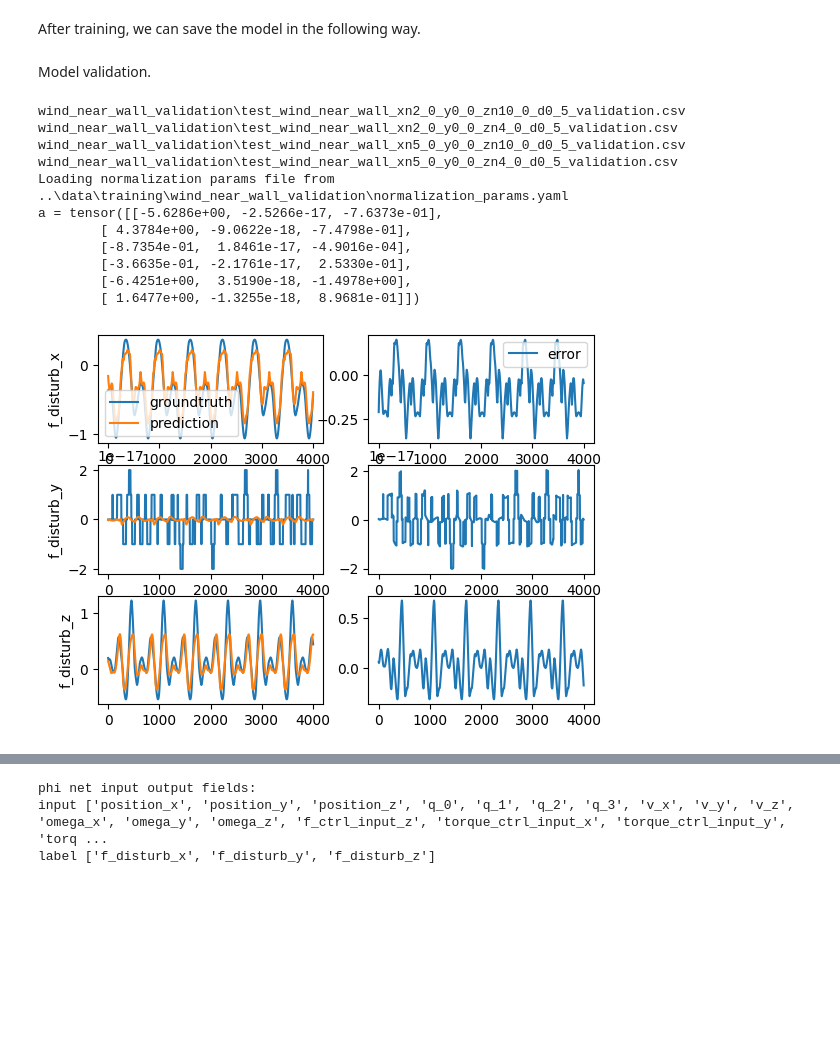
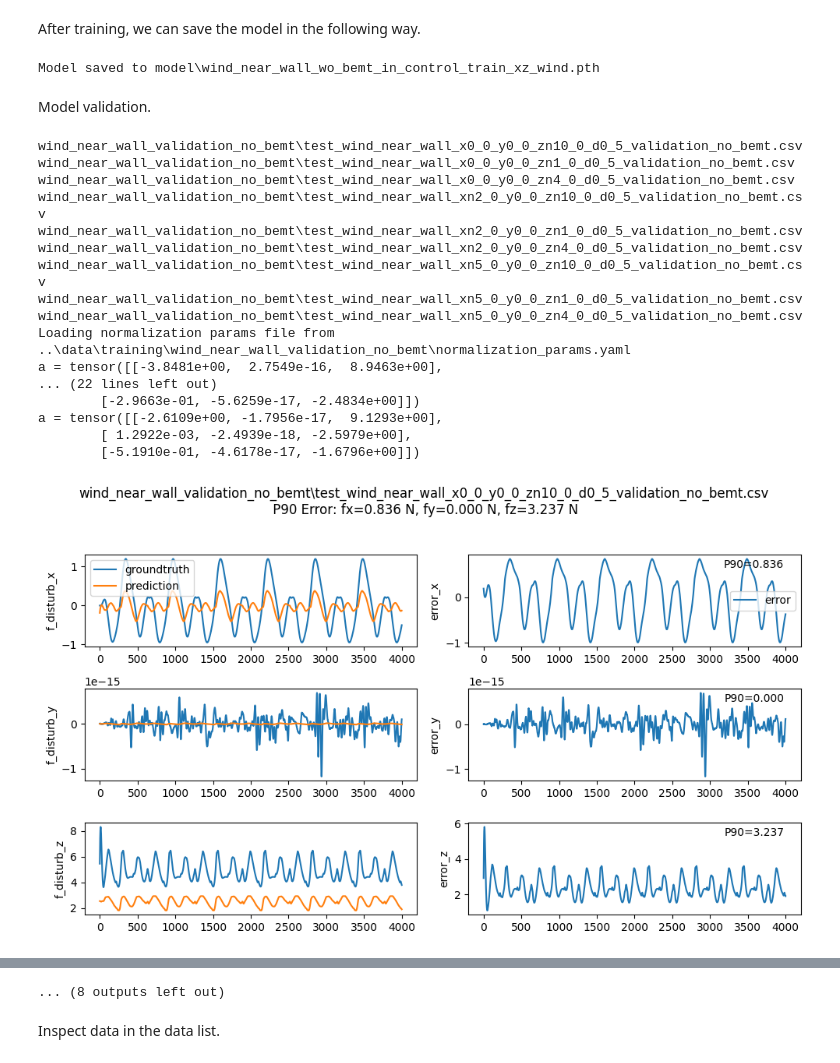
Before and after one commit to zzzzzzhym/DroneSimulator, a Jupyter notebook: learning/trainer_user_guide_wo_inflow.ipynb, the cells around one changed output, grey strips where cells are left out. Saved outputs shown, nothing was run; the diff lists cells and outputs as text; code cells hidden in the pictures; blank space fills up the shorter version.

```diff
--- a/learning/trainer_user_guide_wo_inflow.ipynb
+++ b/learning/trainer_user_guide_wo_inflow.ipynb
@@ -19,10 +19,8 @@ import matplotlib.pyplot as plt
 import trainer
 
 current_dir = os.getcwd()
-# subfolder = "wind_near_wall_wo_inflow_in_control_train_xz_wind_2"
-# subfolder = "wind_near_wall_wo_inflow_in_control_train_xz_wind_2_limited"
-# subfolder = "wind_near_wall_wo_inflow_in_control_train_xz_wind_2_limited_60s"
-subfolder = "wind_near_wall_wo_inflow_in_control_train_xz_wind_2_limited_15s"
+# subfolder = "wind_near_wall_wo_bemt_in_control_train_x_only_wind"
+subfolder = "wind_near_wall_wo_bemt_in_control_train_xz_wind"
 # subfolder = "training_back2back"
 folder_path = os.path.join(os.path.dirname(current_dir), "data", "training", subfolder)
 file_names = [f for f in os.listdir(folder_path) if os.path.isfile(os.path.join(folder_path, f))]
@@ -117,6 +78,8 @@ After training, we can save the model in the following way.
 # %%
 model_name = subfolder
 trainer_instance.save_model(model_name)
+# %% [output]
+Model saved to model\wind_near_wall_wo_bemt_in_control_train_xz_wind.pth
 # %% [markdown]
 Model validation.
 # %%
@@ -126,48 +89,51 @@ import matplotlib.pyplot as plt
 import trainer
 
 current_dir = os.getcwd()
-subfolder = "wind_near_wall_validation"
+subfolder = "wind_near_wall_validation_no_bemt"
 folder_path = os.path.join(os.path.dirname(current_dir), "data", "training", subfolder)
 file_names = [f for f in os.listdir(folder_path) if os.path.isfile(os.path.join(folder_path, f))]
 
 # Filter out files that do not end with .csv
 file_names = [f for f in file_names if f.endswith('.csv')]
 # add subfolder to the file names
 data_list = [os.path.join(subfolder, f) for f in file_names]
 for data in data_list:
     print(data)
 
 path1 = os.path.join(subfolder, "input_label_map_disturbance_force_label.yaml")
 path2 = os.path.join(subfolder, "column_map.yaml")
 
-# model_name = "wind_near_wall_wo_inflow_in_control_train_xz_wind_2_limited"
-# model_name = "wind_near_wall_wo_inflow_in_control_train_xz_wind_2_limited_60s"
-# model_name = "wind_near_wall_wo_inflow_in_control_train_xz_wind_2_limited_15s"
-model_name = "wind_near_wall_wo_inflow_in_control_train_xz_wind_2_limited_60s"
+
+model_name = "wind_near_wall_wo_bemt_in_control_train_xz_wind"
 
 
 phi, h, config = trainer.load_model(model_name)
 # make a new trainer to replicate the above setup, just to allow verify_model to work
 trainer_for_verification = trainer.Trainer(data_list, path1, path2, True)
 trainer_for_verification.phi_net = phi
 trainer_for_verification.h_net = h
-trainer_for_verification.verify_model([data_list[1]])
+trainer_for_verification.verify_model(data_list)
 plt.show()
 
 print("phi net input output fields:")
 for key, value in config["phi_net_io_fields"].items():
     print(key, value)
 # %% [output]
-wind_near_wall_validation\test_wind_near_wall_xn2_0_y0_0_zn10_0_d0_5_validation.csv
-wind_near_wall_validation\test_wind_near_wall_xn2_0_y0_0_zn4_0_d0_5_validation.csv
-wind_near_wall_validation\test_wind_near_wall_xn5_0_y0_0_zn10_0_d0_5_validation.csv
-wind_near_wall_validation\test_wind_near_wall_xn5_0_y0_0_zn4_0_d0_5_validation.csv
+wind_near_wall_validation_no_bemt\test_wind_near_wall_x0_0_y0_0_zn10_0_d0_5_validation_no_bemt.csv
+wind_near_wall_validation_no_bemt\test_wind_near_wall_x0_0_y0_0_zn1_0_d0_5_validation_no_bemt.csv
+wind_near_wall_validation_no_bemt\test_wind_near_wall_x0_0_y0_0_zn4_0_d0_5_validation_no_bemt.csv
+wind_near_wall_validation_no_bemt\test_wind_near_wall_xn2_0_y0_0_zn10_0_d0_5_validation_no_bemt.csv
+wind_near_wall_validation_no_bemt\test_wind_near_wall_xn2_0_y0_0_zn1_0_d0_5_validation_no_bemt.csv
+wind_near_wall_validation_no_bemt\test_wind_near_wall_xn2_0_y0_0_zn4_0_d0_5_validation_no_bemt.csv
+wind_near_wall_validation_no_bemt\test_wind_near_wall_xn5_0_y0_0_zn10_0_d0_5_validation_no_bemt.csv
+wind_near_wall_validation_no_bemt\test_wind_near_wall_xn5_0_y0_0_zn1_0_d0_5_validation_no_bemt.csv
+wind_near_wall_validation_no_bemt\test_wind_near_wall_xn5_0_y0_0_zn4_0_d0_5_validation_no_bemt.csv
 Loading normalization params file from
-..\data\training\wind_near_wall_validation\normalization_params.yaml
-a = tensor([[-5.6286e+00, -2.5266e-17, -7.6373e-01],
-        [ 4.3784e+00, -9.0622e-18, -7.4798e-01],
-        [-8.7354e-01,  1.8461e-17, -4.9016e-04],
-        [-3.6635e-01, -2.1761e-17,  2.5330e-01],
-        [-6.4251e+00,  3.5190e-18, -1.4978e+00],
-        [ 1.6477e+00, -1.3255e-18,  8.9681e-01]])
+..\data\training\wind_near_wall_validation_no_bemt\normalization_params.yaml
+a = tensor([[-3.8481e+00,  2.7549e-16,  8.9463e+00],
+... (22 lines left out)
+        [-2.9663e-01, -5.6259e-17, -2.4834e+00]])
+a = tensor([[-2.6109e+00, -1.7956e-17,  9.1293e+00],
+        [ 1.2922e-03, -2.4939e-18, -2.5979e+00],
+        [-5.1910e-01, -4.6178e-17, -1.6796e+00]])
-[figure, old version]
+[figure, new version]
@@ -175,3 +150,3 @@ a = tensor([[-5.6286e+00, -2.5266e-17, -7.6373e-01],
-phi net input output fields:
-input ['position_x', 'position_y', 'position_z', 'q_0', 'q_1', 'q_2', 'q_3', 'v_x', 'v_y', 'v_z', 'omega_x', 'omega_y', 'omega_z', 'f_ctrl_input_z', 'torque_ctrl_input_x', 'torque_ctrl_input_y', 'torq ...
-label ['f_disturb_x', 'f_disturb_y', 'f_disturb_z']
+... (8 outputs left out)
+# %% [markdown]
+Inspect data in the data list.
```
Also changed, not shown: parts of 12 cells of this notebook, 23 other files.
